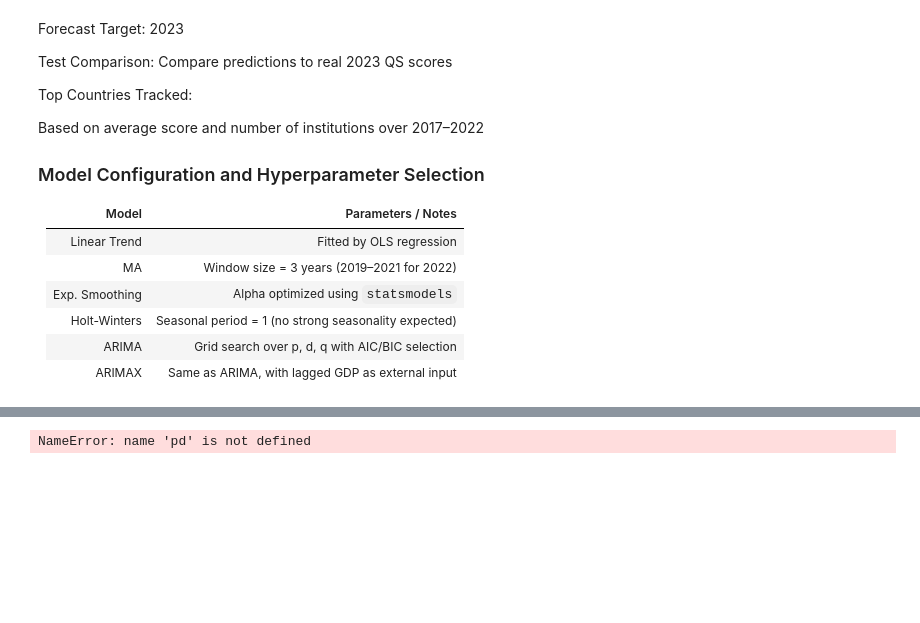
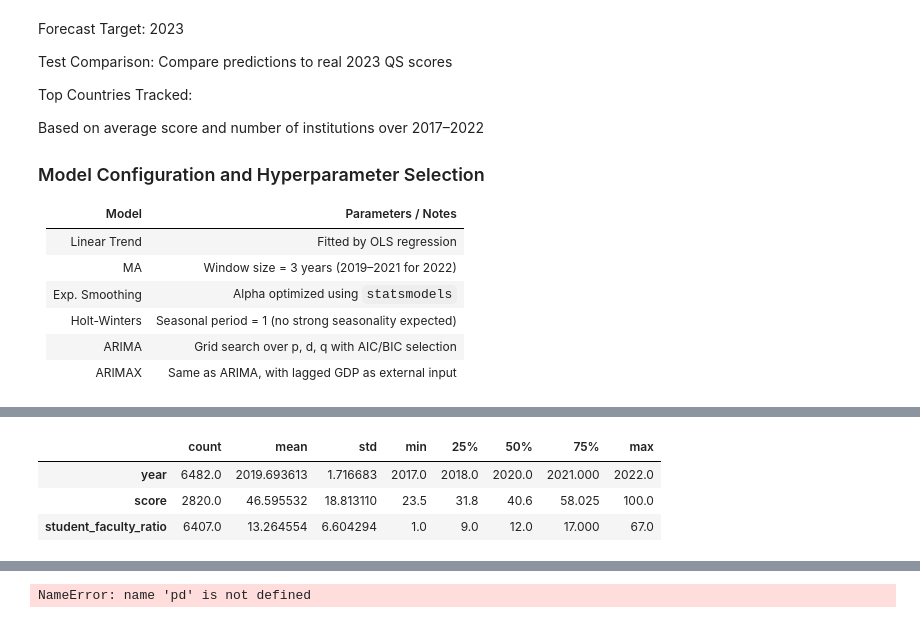
Before and after one commit to i11g/Data-Science-Project, a Jupyter notebook: Data.ipynb, the cells around one changed output, grey strips where cells are left out. Drawn from its saved outputs; the diff is of its cells as text; code cells hidden in the pictures; blank space fills up the shorter version.

```diff
--- a/Data.ipynb
+++ b/Data.ipynb
@@ -238,0 +285,7 @@ Based on average score and number of institutions over 2017–2022
+# %%
+df_rank.describe().T
+# %% [output]
+|  | count | mean | std | min | 25% | 50% | 75% | max |
+| year | 6482.0 | 2019.693613 | 1.716683 | 2017.0 | 2018.0 | 2020.0 | 2021.000 | 2022.0 |
+| score | 2820.0 | 46.595532 | 18.813110 | 23.5 | 31.8 | 40.6 | 58.025 | 100.0 |
+| student_faculty_ratio | 6407.0 | 13.264554 | 6.604294 | 1.0 | 9.0 | 12.0 | 17.000 | 67.0 |
```
Also changed, not shown: parts of 26 cells of this notebook, 1 other file.
